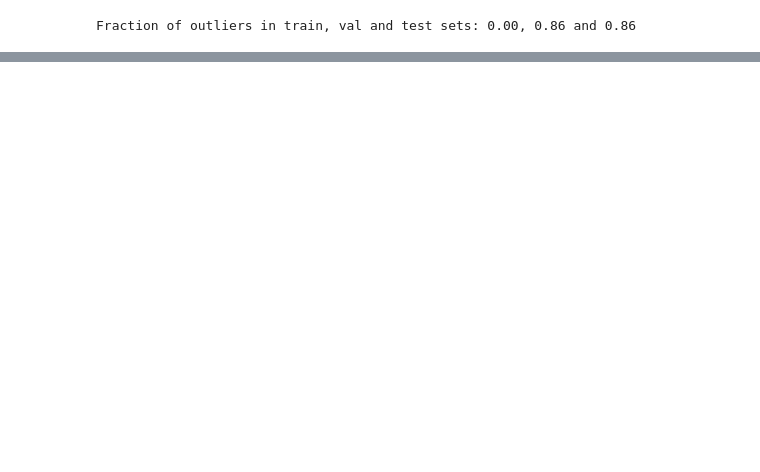
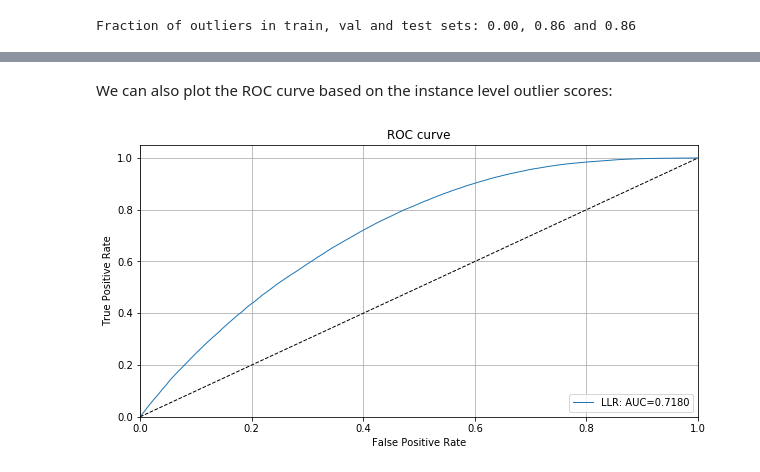
Before and after one commit to SeldonIO/alibi-detect, a Jupyter notebook: examples/od_llr_genome.ipynb, the cells around one changed output, grey strips where cells are left out. Saved outputs shown, nothing was run; the diff lists cells and outputs as text; code cells hidden in the pictures; blank space fills up the shorter version.

```diff
--- a/examples/od_llr_genome.ipynb
+++ b/examples/od_llr_genome.ipynb
@@ -128,0 +194,2 @@ else:  # define model, initialize, train and save outlier detector
+# %%
+od_preds = od.predict(X_test_sample, batch_size=100)
@@ -128,0 +216,7 @@ else:  # define model, initialize, train and save outlier detector
+# %% [markdown]
+We can also plot the ROC curve based on the instance level outlier scores:
+# %%
+roc_data = {'LLR': {'scores': od_preds['data']['instance_score'], 'labels': y_test_sample}}
+plot_roc(roc_data)
+# %% [output]
+[figure, added]
```
Also changed, not shown: parts of 29 cells of this notebook, 1 other file.
